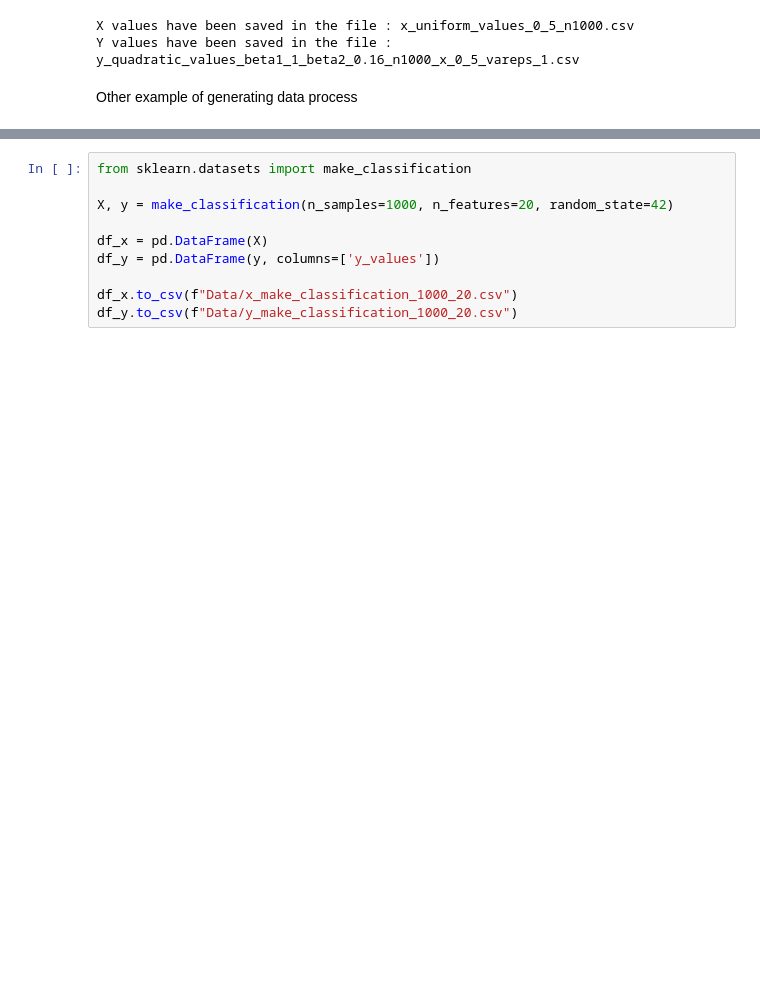
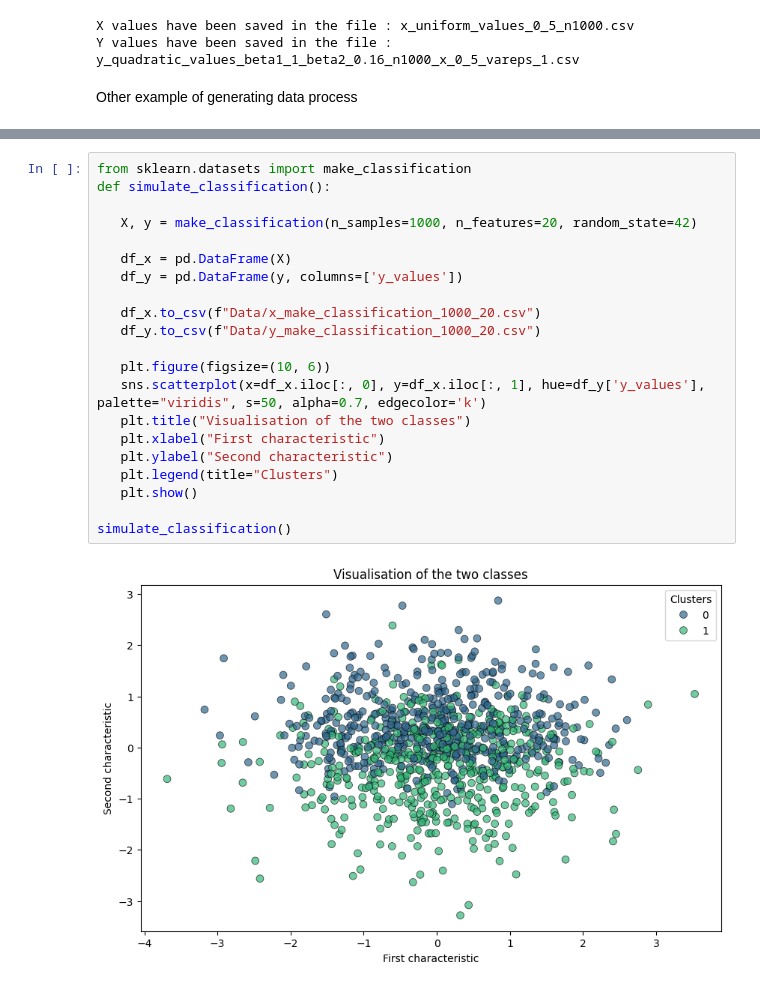
Before and after one commit to AntoineGilsonGH/Statistical-Assessment-of-Trained-Models, a Jupyter notebook: 1_Data_Simulation.ipynb, the cells around one changed output, grey strips where cells are left out. Cells and saved outputs as stored; diff of their text form; blank space fills up the shorter version.

Commit message:
new datas

```diff
--- a/1_Data_Simulation.ipynb
+++ b/1_Data_Simulation.ipynb
@@ -81,11 +77,24 @@ plt.show()
 [figure]
 # %%
 from sklearn.datasets import make_classification
+def simulate_classification():
 
-X, y = make_classification(n_samples=1000, n_features=20, random_state=42)
+   X, y = make_classification(n_samples=1000, n_features=20, random_state=42)
 
-df_x = pd.DataFrame(X)
-df_y = pd.DataFrame(y, columns=['y_values'])
+   df_x = pd.DataFrame(X)
+   df_y = pd.DataFrame(y, columns=['y_values'])
 
-df_x.to_csv(f"Data/x_make_classification_1000_20.csv")
-df_y.to_csv(f"Data/y_make_classification_1000_20.csv")
+   df_x.to_csv(f"Data/x_make_classification_1000_20.csv")
+   df_y.to_csv(f"Data/y_make_classification_1000_20.csv")
+
+   plt.figure(figsize=(10, 6))
+   sns.scatterplot(x=df_x.iloc[:, 0], y=df_x.iloc[:, 1], hue=df_y['y_values'], palette="viridis", s=50, alpha=0.7, edgecolor='k')
+   plt.title("Visualisation of the two classes")
+   plt.xlabel("First characteristic")
+   plt.ylabel("Second characteristic")
+   plt.legend(title="Clusters")
+   plt.show()
+
+simulate_classification()
+# %% [output]
+[figure, added]
```
Also changed, not shown: parts of 4 cells of this notebook, 8 other files.
